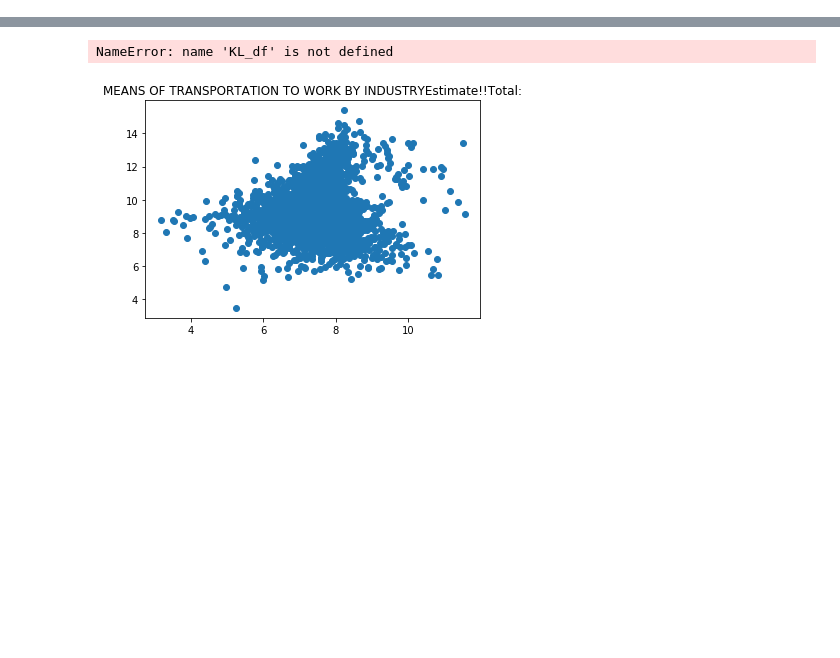
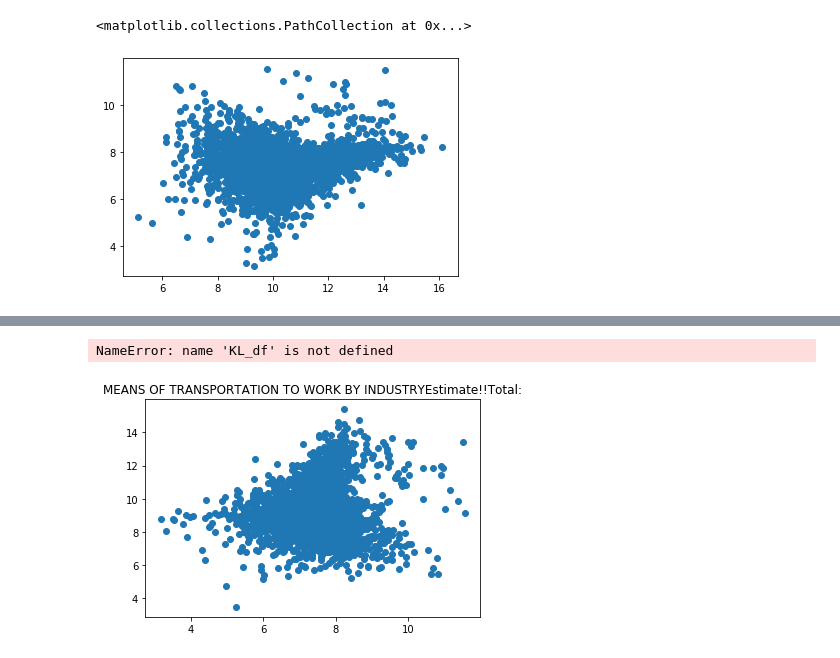
Before and after one commit to HenryDorsey/ConsultingProject, a Jupyter notebook: censusdata.ipynb, the cells around one changed output, grey strips where cells are left out. Saved outputs shown, nothing was run; the diff lists cells and outputs as text; code cells hidden in the pictures; blank space fills up the shorter version.

```diff
--- a/censusdata.ipynb
+++ b/censusdata.ipynb
@@ -34,0 +61,26 @@ df = df.loc[:,['county_name','State','per_capita', 'population']]
+# %%
+%%time
+KL_list = []
+new_varlist = []
+df = pd.read_csv('merged_df.csv')
+print('Starting census query')
+tmp_df = get_data_by_varlist(variable_list)
+print('Census query complete')
+joined = df.merge(tmp_df, how='left', on=['county_name', 'State'])
+
+
+
+'''
+for j in joined.columns[32:]:
+    if j not in ['county_name', 'State', 'per_capita', 'Unnamed: 0', 'population']:
+        if joined.dtypes[j]!=object:
+            try:
+                new_varlist.append(j)
+                KL_list.append(get_KL(j, joined=joined))
+            except ValueError as e:
+                print(j)
+                continue
+
+KL_df = pd.DataFrame({'KL_Divergence':KL_list,
+                     'variable_code':new_varlist})
+'''
@@ -142,0 +230,5 @@ TypeError: can only concatenate str (not "float") to str
+# %%
+plt.scatter(np.log(df['population']), np.log(df['per_capita']))
+# %% [output]
+<matplotlib.collections.PathCollection at 0x...>
+[figure, added]
```
Also changed, not shown: parts of 17 cells of this notebook, 1 other file.
